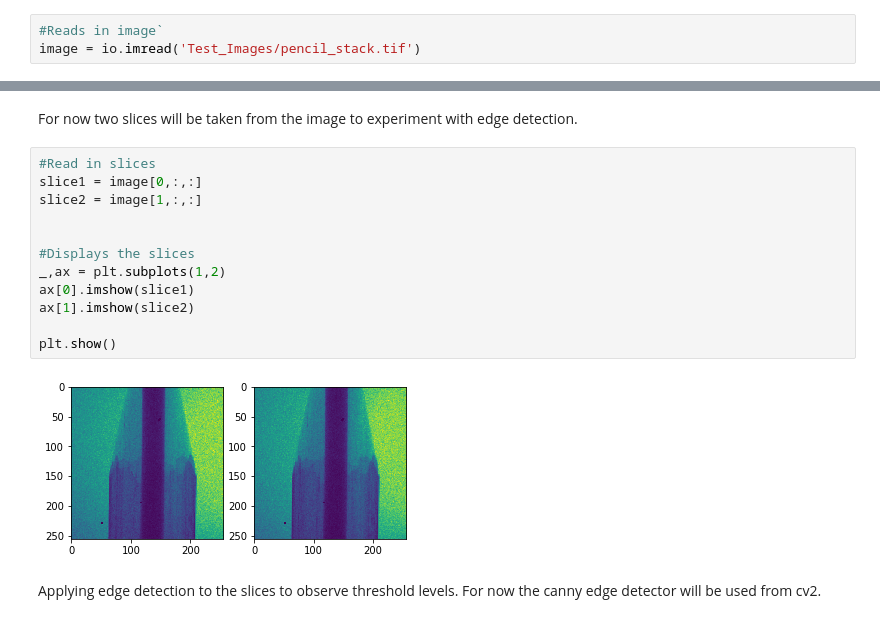
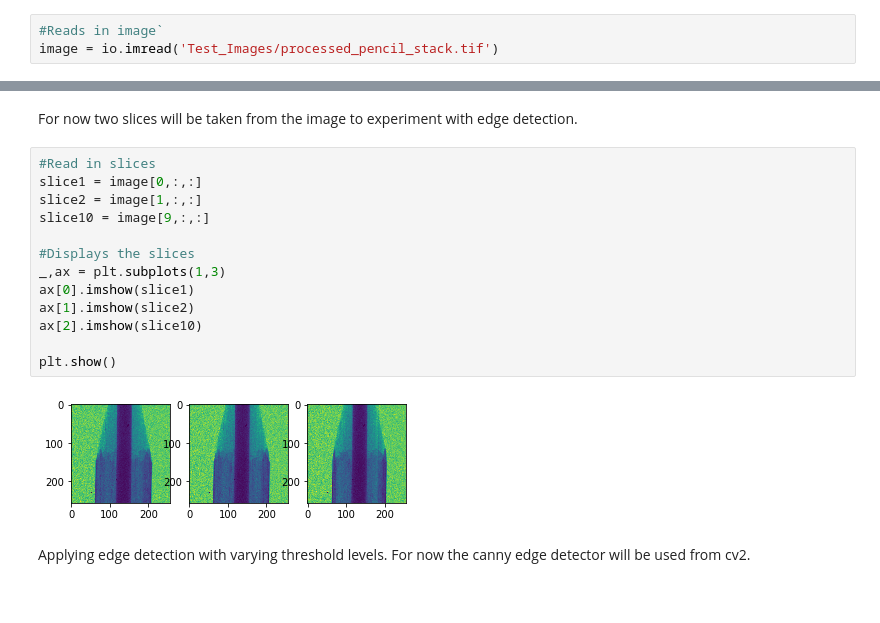
Before and after one commit to abdrysdale/ct-xray-project, a Jupyter notebook: CT Image Reconstruction.ipynb, the cells around one changed output, grey strips where cells are left out. Cells and saved outputs as stored; diff of their text form.

```diff
--- a/CT Image Reconstruction.ipynb
+++ b/CT Image Reconstruction.ipynb
@@ -14,6 +15,6 @@ Next an image is loaded to test the edge correction facilities.
 # %%
 #Reads in image`
-image = io.imread('Test_Images/pencil_stack.tif')
+image = io.imread('Test_Images/processed_pencil_stack.tif')
 # %% [markdown]
 #### Edge detection
 # %% [markdown]
@@ -21,16 +22,17 @@ For now two slices will be taken from the image to experiment with edge detectio
 # %%
 #Read in slices
 slice1 = image[0,:,:]
 slice2 = image[1,:,:]
-
+slice10 = image[9,:,:]
 
 #Displays the slices
-_,ax = plt.subplots(1,2)
+_,ax = plt.subplots(1,3)
 ax[0].imshow(slice1)
 ax[1].imshow(slice2)
+ax[2].imshow(slice10)
 
 plt.show()
 # %% [output]
-[figure, old version]
+[figure, new version]
 # %% [markdown]
-Applying edge detection to the slices to observe threshold levels. For now the canny edge detector will be used from cv2.
+Applying edge detection with varying threshold levels. For now the canny edge detector will be used from cv2.
```
Also changed, not shown: parts of 18 cells of this notebook, 2 other files.
